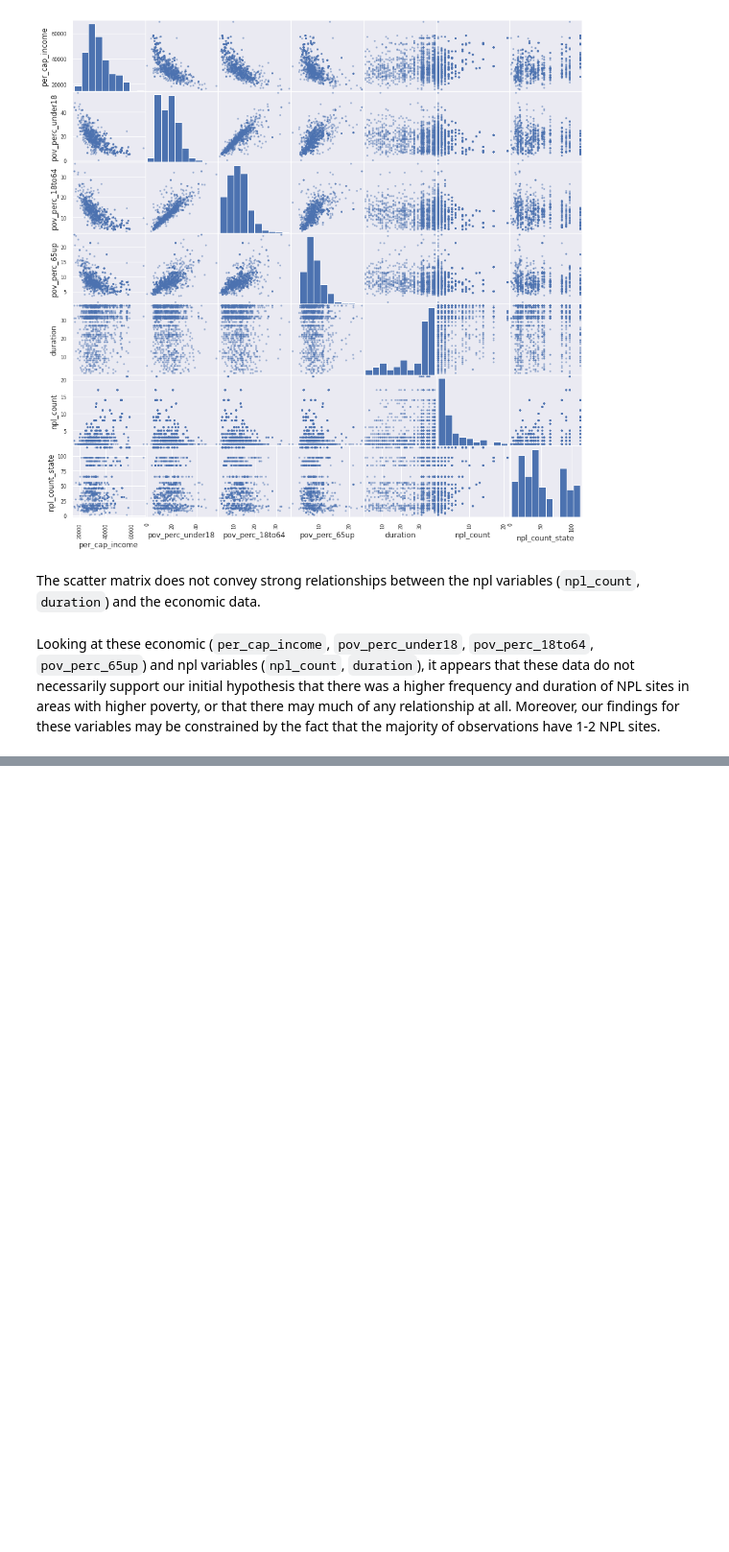
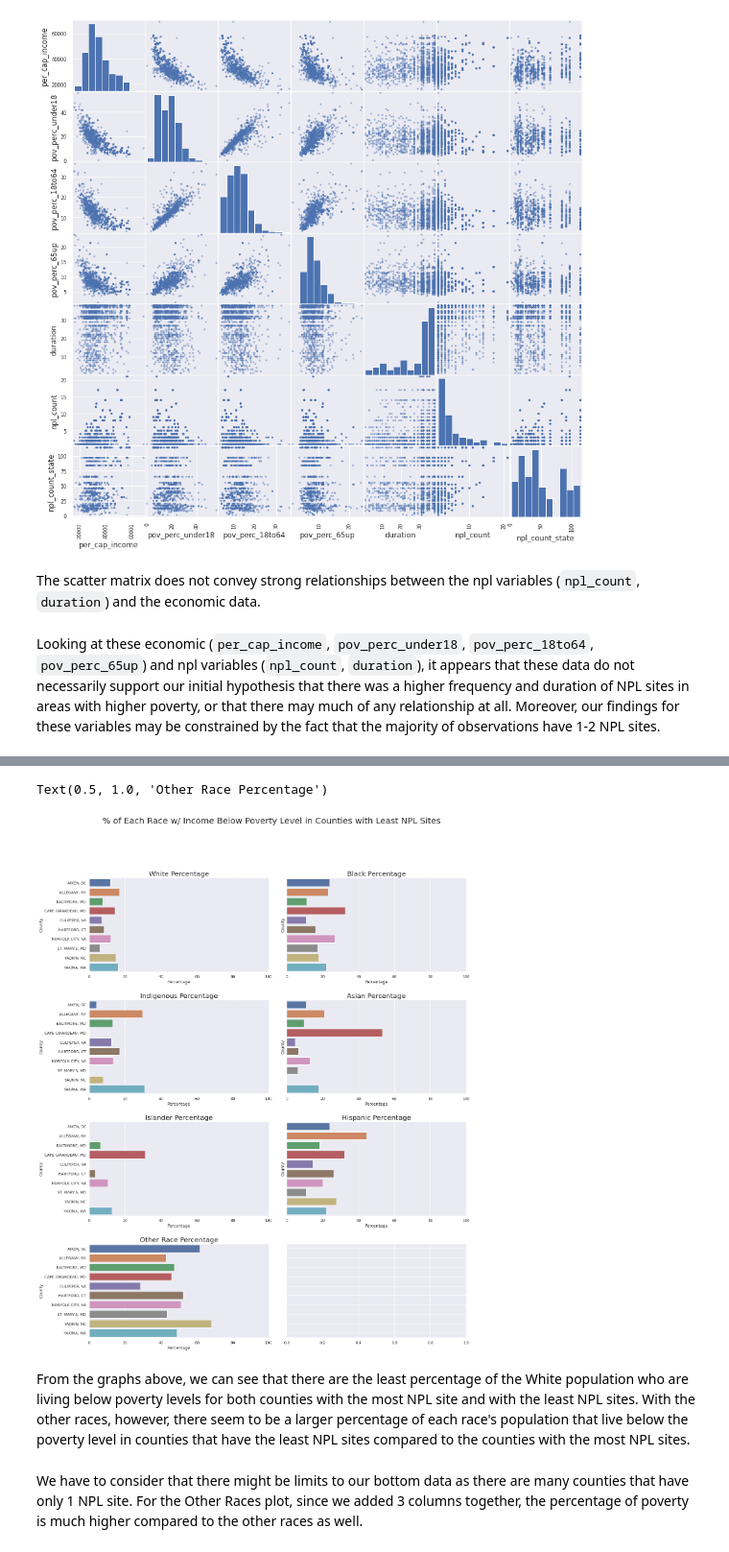
Before and after one commit to jeinuh/superfund-project, a Jupyter notebook: EDACheckpoint_group011.ipynb, the cells around one changed output, grey strips where cells are left out. Shown at 96% size. Saved outputs shown, nothing was run; the diff lists cells and outputs as text; code cells hidden in the pictures; blank space fills up the shorter version.

```diff
--- a/EDACheckpoint_group011.ipynb
+++ b/EDACheckpoint_group011.ipynb
@@ -844,0 +1057,3 @@ Looking at these economic (`per_cap_income`, `pov_perc_under18`, `pov_perc_18to6
+# %%
+below_pov_bottom_df = below_pov_df[below_pov_df['county'].isin(below_bottom_10)]
+below_pov_bottom_df
@@ -844,0 +1107,41 @@ Looking at these economic (`per_cap_income`, `pov_perc_under18`, `pov_perc_18to6
+# %%
+sns.set(style='darkgrid')
+
+fig, ax = plt.subplots(4, 2, figsize=(20, 25), sharey=True)
+fig.suptitle('% of Each Race w/ Income Below Poverty Level in Counties with Least NPL Sites', fontsize=25)
+fig.subplots_adjust(left=None, bottom=None, right=None, top=None, wspace=0.1, hspace=0.3)
+
+ax_white = sns.barplot(ax=ax[0,0], x='perc_white_income_below_pov', y='county', data=below_pov_bottom_df)
+ax_white.set(xlim=(0, 100), xlabel='Percentage', ylabel='County')
+ax[0,0].set_title('White Percentage',fontsize=20)
+
+ax_black = sns.barplot(ax=ax[0,1], x='perc_black_income_below_pov', y='county', data=below_pov_bottom_df)
+ax_black.set(xlim=(0, 100), xlabel='Percentage', ylabel='County')
+ax[0,1].set_title('Black Percentage',fontsize=20)
+
+ax_indigenous = sns.barplot(ax=ax[1,0], x='perc_indigenous_income_below_pov', y='county', data=below_pov_bottom_df)
+ax_indigenous.set(xlim=(0, 100), xlabel='Percentage', ylabel='County')
+ax[1,0].set_title('Indigenous Percentage',fontsize=20)
+
+ax_asian = sns.barplot(ax=ax[1,1], x='perc_asian_income_below_pov', y='county', data=below_pov_bottom_df)
+ax_asian.set(xlim=(0, 100), xlabel='Percentage', ylabel='County')
+ax[1,1].set_title('Asian Percentage',fontsize=20)
+
+ax_islander = sns.barplot(ax=ax[2,0], x='perc_islander_income_below_pov', y='county', data=below_pov_bottom_df)
+ax_islander.set(xlim=(0, 100), xlabel='Percentage', ylabel='County')
+ax[2,0].set_title('Islander Percentage',fontsize=20)
+
+ax_hispanic = sns.barplot(ax=ax[2,1], x='perc_hispanic_income_below_pov', y='county', data=below_pov_bottom_df)
+ax_hispanic.set(xlim=(0, 100), xlabel='Percentage', ylabel='County')
+ax[2,1].set_title('Hispanic Percentage',fontsize=20)
+
+ax_other = sns.barplot(ax=ax[3,0], x='perc_other_races_income_below_pov', y='county', data=below_pov_bottom_df)
+ax_other.set(xlim=(0, 100), xlabel='Percentage', ylabel='County')
+ax[3,0].set_title('Other Race Percentage',fontsize=20)
+# %% [output]
+Text(0.5, 1.0, 'Other Race Percentage')
+[figure, added]
+# %% [markdown]
+From the graphs above, we can see that there are the least percentage of the White population who are living below poverty levels for both counties with the most NPL site and with the least NPL sites. With the other races, however, there seem to be a larger percentage of each race's population that live below the poverty level in counties that have the least NPL sites compared to the counties with the most NPL sites.
+# %% [markdown]
+We have to consider that there might be limits to our bottom data as there are many counties that have only 1 NPL site. For the Other Races plot, since we added 3 columns together, the percentage of poverty is much higher compared to the other races as well.
```
Also changed, not shown: parts of 52 cells of this notebook.
